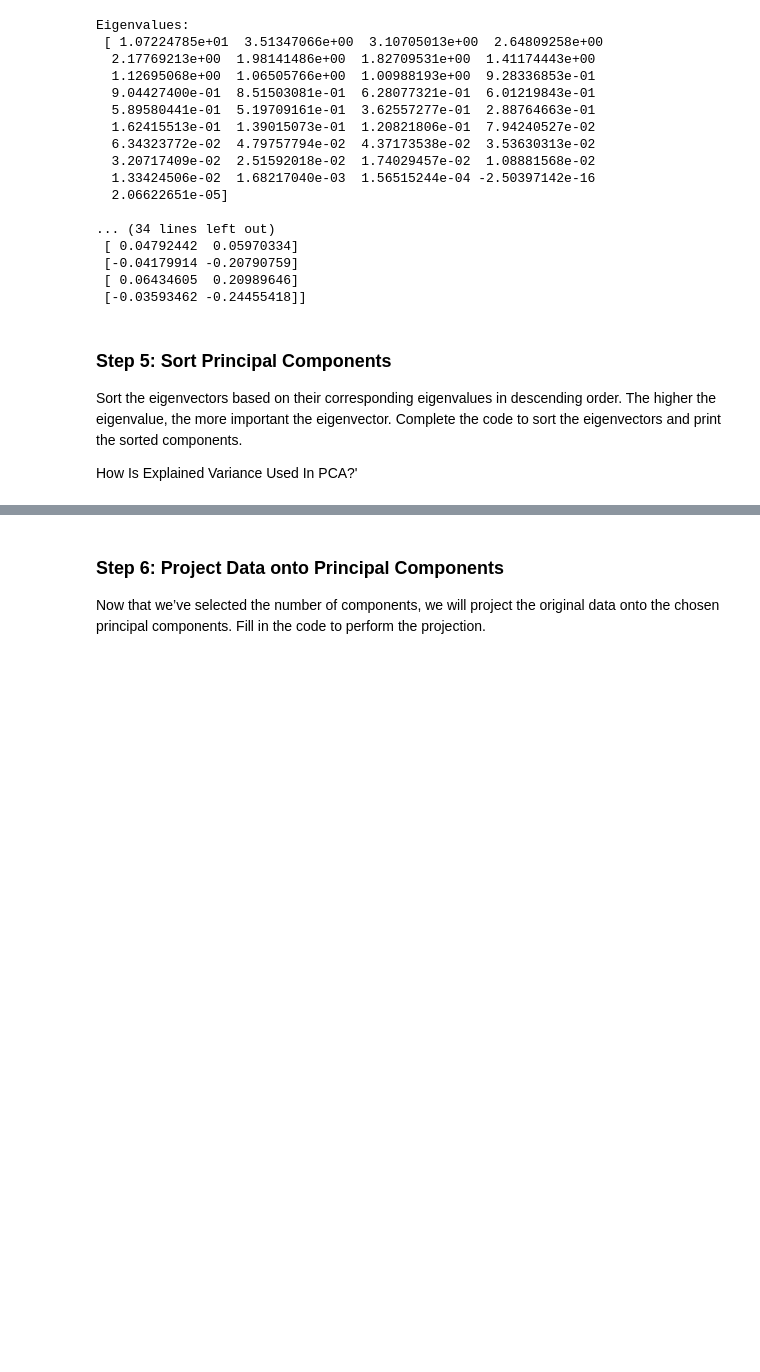
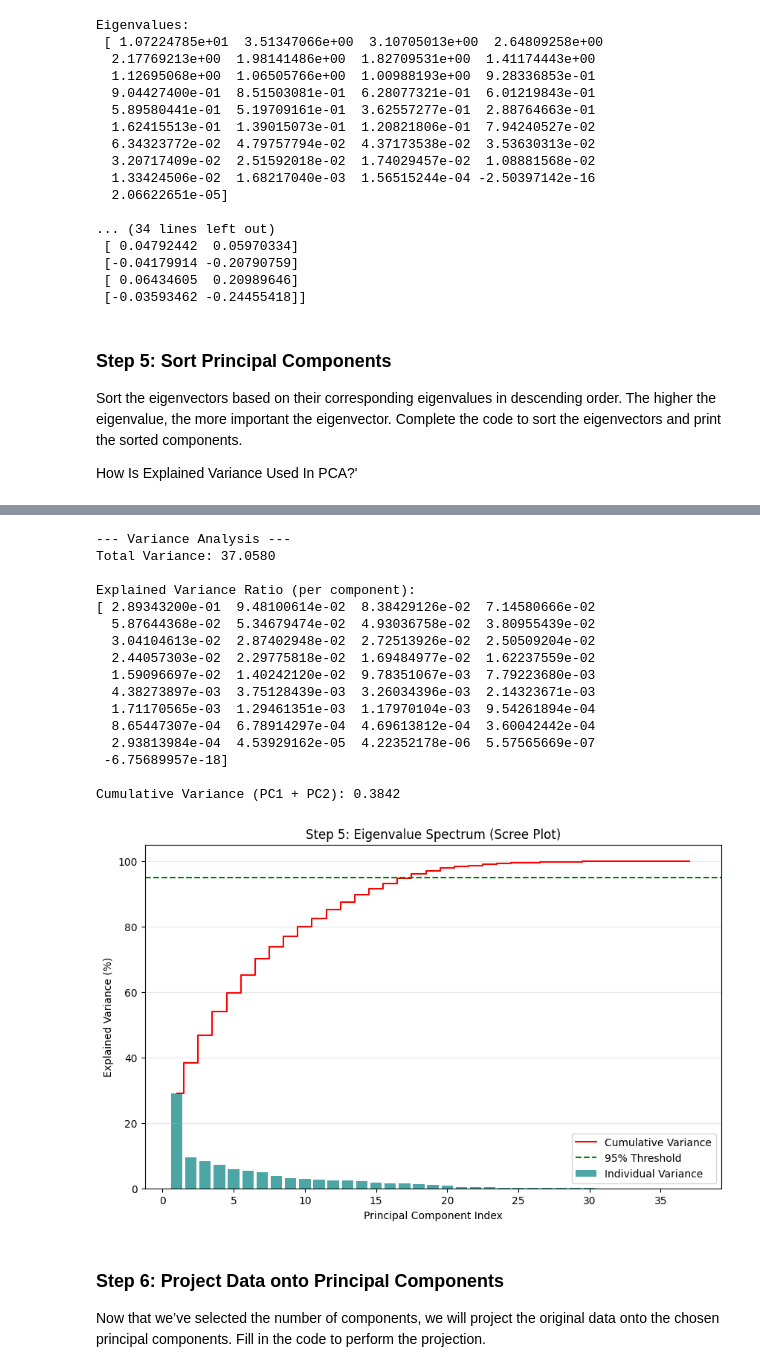
Before and after one commit to Delucie-coder/PCA_Projects, a Jupyter notebook: PCA_Formative_2[Delucie_Rurangwa].ipynb, the cells around one changed output, grey strips where cells are left out. Cells and saved outputs as stored; diff of their text form; code cells hidden in the pictures; blank space fills up the shorter version.

```diff
--- a/PCA_Formative_2[Delucie_Rurangwa].ipynb
+++ b/PCA_Formative_2[Delucie_Rurangwa].ipynb
@@ -166,3 +125,61 @@ Sorted Eigenvalues:
+# %%
+# Step 5: Sort Principal Components & Calculate Explained Variance
+
+# 1. Sort eigenvalues and eigenvectors in descending order
+# np.argsort returns indices to sort ascending; [::-1] reverses it to descending
+sorted_indices = np.argsort(eigenvalues)[::-1]
+sorted_eigenvalues = eigenvalues[sorted_indices]
+sorted_eigenvectors = eigenvectors[:, sorted_indices]
+
+# 2. Calculate Variance Percentages (Rubric Requirement for "Excellent")
+total_variance = np.sum(sorted_eigenvalues)
+explained_variance_ratio = sorted_eigenvalues / total_variance
+cumulative_variance = np.cumsum(explained_variance_ratio)
+
+# 3. Output the numerical results
+print("--- Variance Analysis ---")
+print(f"Total Variance: {total_variance:.4f}")
+print("\nExplained Variance Ratio (per component):")
+print(explained_variance_ratio)
+print(f"\nCumulative Variance (PC1 + PC2): {cumulative_variance[1]:.4f}")
+
+# 4. Visualize the Eigenvalue Spectrum (Scree Plot)
+import matplotlib.pyplot as plt
+
+plt.figure(figsize=(10, 6))
+# Bar chart for individual variance
+plt.bar(range(1, len(explained_variance_ratio) + 1), explained_variance_ratio * 100,
+        alpha=0.7, color='teal', label='Individual Variance')
+
+# Step plot for cumulative variance
+plt.step(range(1, len(cumulative_variance) + 1), cumulative_variance * 100,
+         where='mid', color='red', label='Cumulative Variance')
+
+plt.axhline(y=95, color='green', linestyle='--', label='95% Threshold')
+plt.ylabel('Explained Variance (%)')
+plt.xlabel('Principal Component Index')
+plt.title('Step 5: Eigenvalue Spectrum (Scree Plot)')
+plt.legend(loc='best')
+plt.grid(axis='y', alpha=0.3)
+plt.show()
+# %% [output]
+--- Variance Analysis ---
+Total Variance: 37.0580
+
+Explained Variance Ratio (per component):
+[ 2.89343200e-01  9.48100614e-02  8.38429126e-02  7.14580666e-02
+  5.87644368e-02  5.34679474e-02  4.93036758e-02  3.80955439e-02
+  3.04104613e-02  2.87402948e-02  2.72513926e-02  2.50509204e-02
+  2.44057303e-02  2.29775818e-02  1.69484977e-02  1.62237559e-02
+  1.59096697e-02  1.40242120e-02  9.78351067e-03  7.79223680e-03
+  4.38273897e-03  3.75128439e-03  3.26034396e-03  2.14323671e-03
+  1.71170565e-03  1.29461351e-03  1.17970104e-03  9.54261894e-04
+  8.65447307e-04  6.78914297e-04  4.69613812e-04  3.60042442e-04
+  2.93813984e-04  4.53929162e-05  4.22352178e-06  5.57565669e-07
+ -6.75689957e-18]
+
+Cumulative Variance (PC1 + PC2): 0.3842
+[figure, added]
 # %% [markdown]
 ### Step 6: Project Data onto Principal Components
 Now that we’ve selected the number of components, we will project the original data onto the chosen principal components.
```
Also changed, not shown: parts of 4 cells of this notebook.
